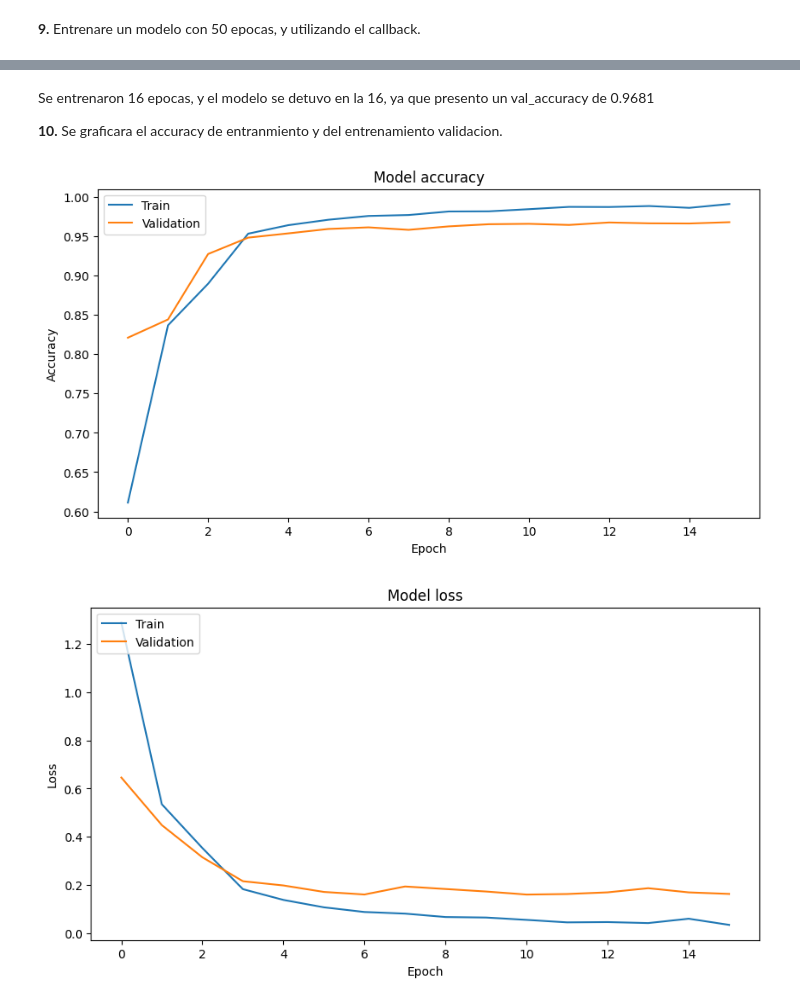
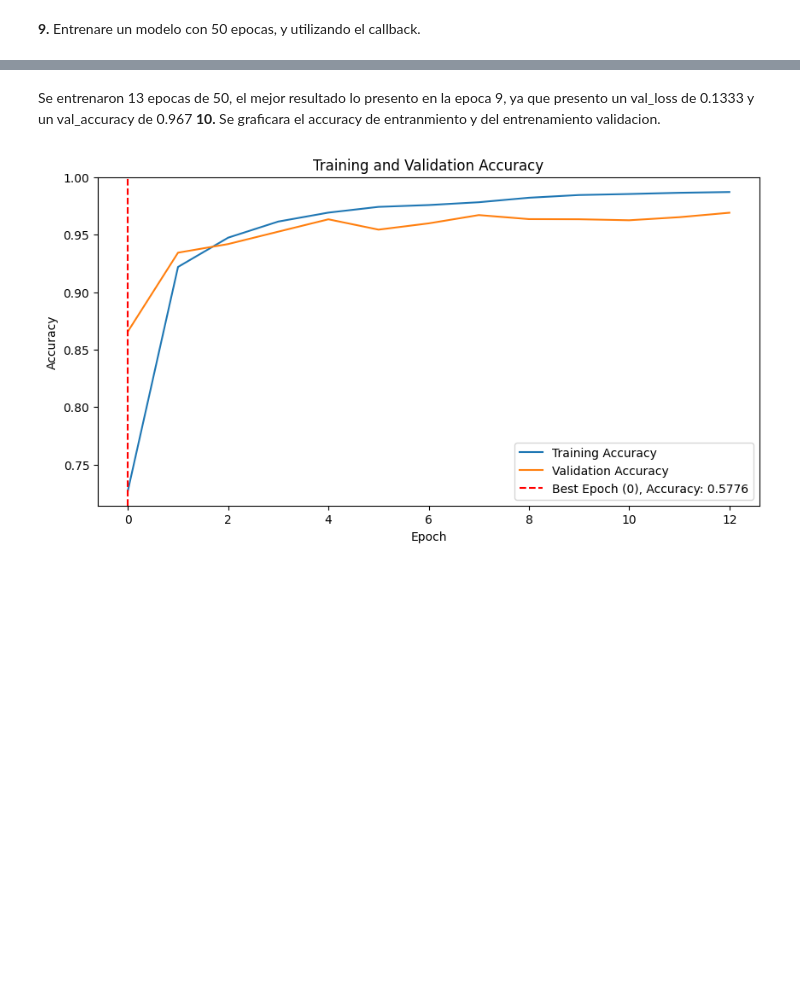
Before and after one commit to hectorcamachoz/TallerRedesNeuronales, a Jupyter notebook: TallerRedesNeuronales.ipynb, the cells around one changed output, grey strips where cells are left out. Drawn from its saved outputs; the diff is of its cells as text; code cells hidden in the pictures; blank space fills up the shorter version.

```diff
--- a/TallerRedesNeuronales.ipynb
+++ b/TallerRedesNeuronales.ipynb
@@ -173,31 +170,28 @@ Epoch 16/50
 # %% [markdown]
-Se entrenaron 16 epocas, y el modelo se detuvo en la 16, ya que presento un val_accuracy de 0.9681
-
+Se entrenaron 13 epocas de 50, el mejor resultado lo presento en la epoca 9, ya que presento un val_loss de 0.1333 y un val_accuracy de 0.967
 **10.** Se graficara el accuracy de entranmiento y del entrenamiento validacion.
-# %%
-# prompt: graph the model
-
-import matplotlib.pyplot as plt
-
-# Plot training & validation accuracy values
-plt.figure(figsize=(10, 5))
-plt.plot(history.history['accuracy'])
-plt.plot(history.history['val_accuracy'])
-plt.title('Model accuracy')
-plt.ylabel('Accuracy')
-plt.xlabel('Epoch')
-plt.legend(['Train', 'Validation'], loc='upper left')
-plt.show()
-
-# Plot training & validation loss values
-plt.figure(figsize=(10, 5))
-plt.plot(history.history['loss'])
-plt.plot(history.history['val_loss'])
-plt.title('Model loss')
-plt.ylabel('Loss')
-plt.xlabel('Epoch')
-plt.legend(['Train', 'Validation'], loc='upper left')
-plt.show()
-# %% [output]
-[figure, removed]
-[figure, removed]
+# %%
+# prompt: graph the results of the model, and graph a vertical line on the epoch with better results
+
+import matplotlib.pyplot as plt
+
+# Assuming 'history' is the object returned by model.fit
+plt.figure(figsize=(10, 5))
+plt.plot(history.history['accuracy'], label='Training Accuracy')
+plt.plot(history.history['val_accuracy'], label='Validation Accuracy')
+plt.xlabel('Epoch')
+plt.ylabel('Accuracy')
+plt.title('Training and Validation Accuracy')
+plt.legend(loc='lower right')
+
+# Find the epoch with the best validation accuracy
+best_epoch = np.argmax(history.history['val_loss'])
+best_val_accuracy = np.max(history.history['val_loss'])
+
+# Add a vertical line at the best epoch
+plt.axvline(x=best_epoch, color='r', linestyle='--', label=f'Best Epoch ({best_epoch}), Accuracy: {best_val_accuracy:.4f}')
+
+plt.legend()
+plt.show()
+# %% [output]
+[figure, added]
```
Also changed, not shown: parts of 5 cells of this notebook.
